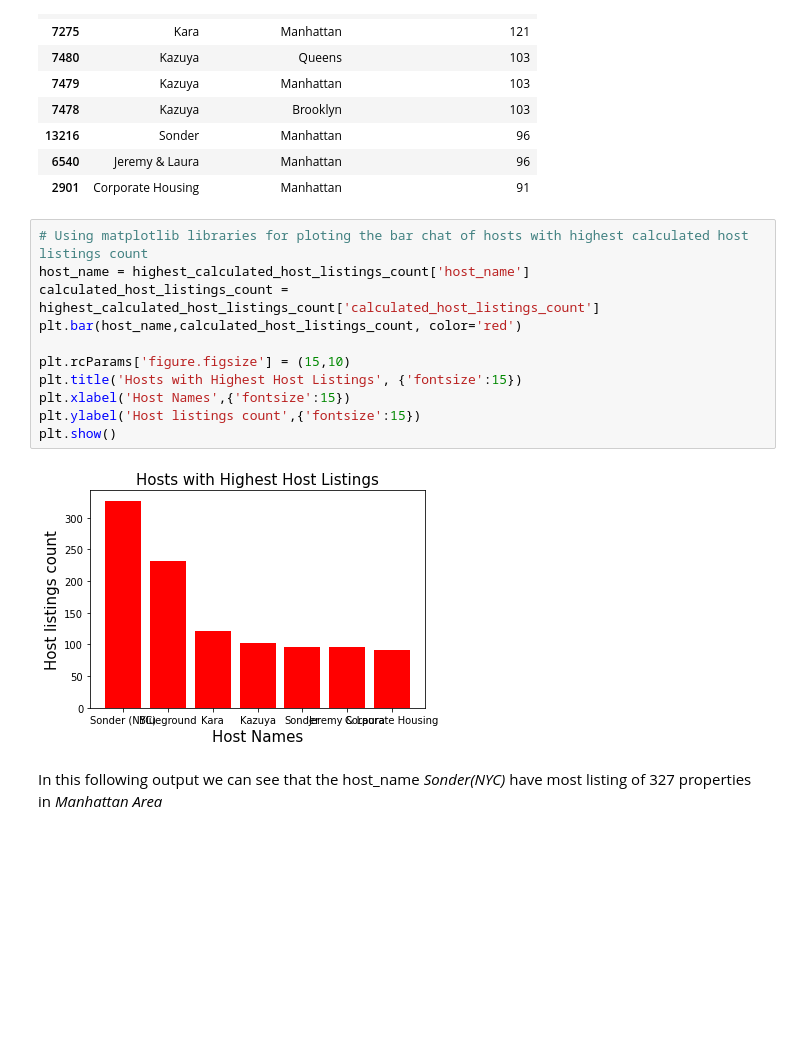
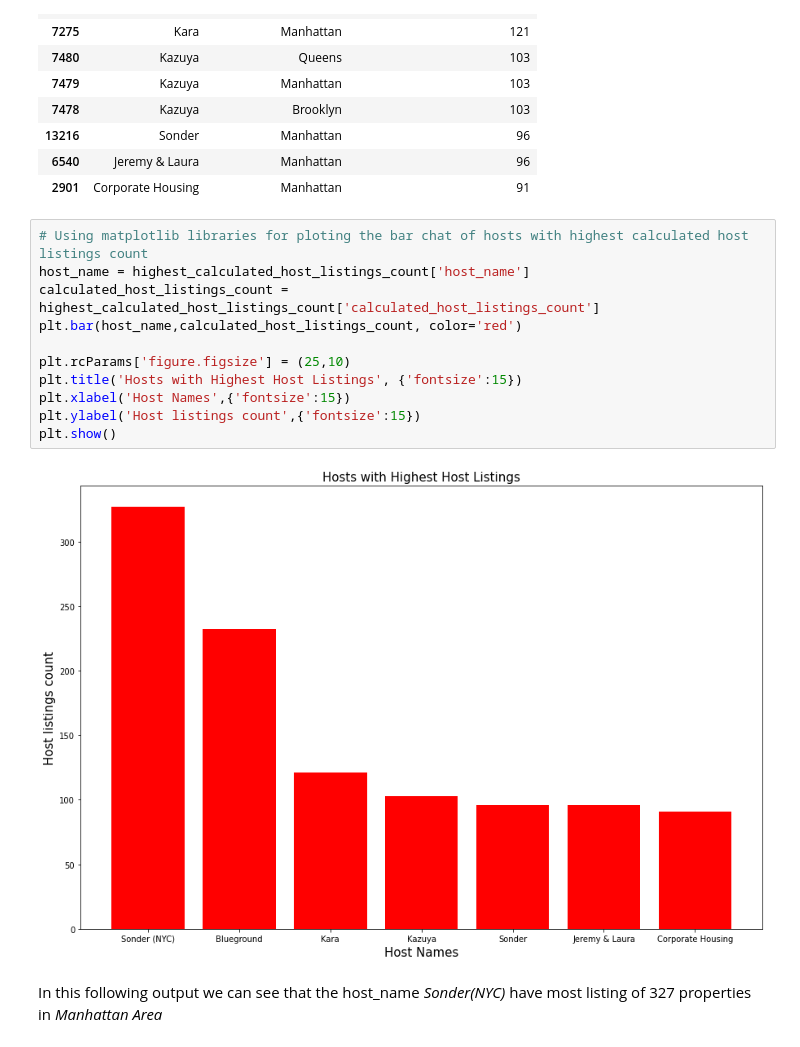
Before and after one commit to NishankRana/Airbnb-Data-Analysis, a Jupyter notebook: Airbnb_Bookings_Analysis_Capstone_Project.ipynb, the cells around one changed output. Saved outputs shown, nothing was run; the diff lists cells and outputs as text; blank space fills up the shorter version.

```diff
--- a/Airbnb_Bookings_Analysis_Capstone_Project.ipynb
+++ b/Airbnb_Bookings_Analysis_Capstone_Project.ipynb
@@ -260,16 +260,16 @@ highest_calculated_host_listings_count
 # %%
 # Using matplotlib libraries for ploting the bar chat of hosts with highest calculated host listings count
 host_name = highest_calculated_host_listings_count['host_name']
 calculated_host_listings_count = highest_calculated_host_listings_count['calculated_host_listings_count']
 plt.bar(host_name,calculated_host_listings_count, color='red')
 
-plt.rcParams['figure.figsize'] = (15,10)
+plt.rcParams['figure.figsize'] = (25,10)
 plt.title('Hosts with Highest Host Listings', {'fontsize':15})
 plt.xlabel('Host Names',{'fontsize':15})
 plt.ylabel('Host listings count',{'fontsize':15})
 plt.show()
 # %% [output]
-[figure, old version]
+[figure, new version]
 # %% [markdown]
 In this following output we can see that the host_name *Sonder(NYC)* have most listing of 327 properties in *Manhattan Area*
 # %%
```
